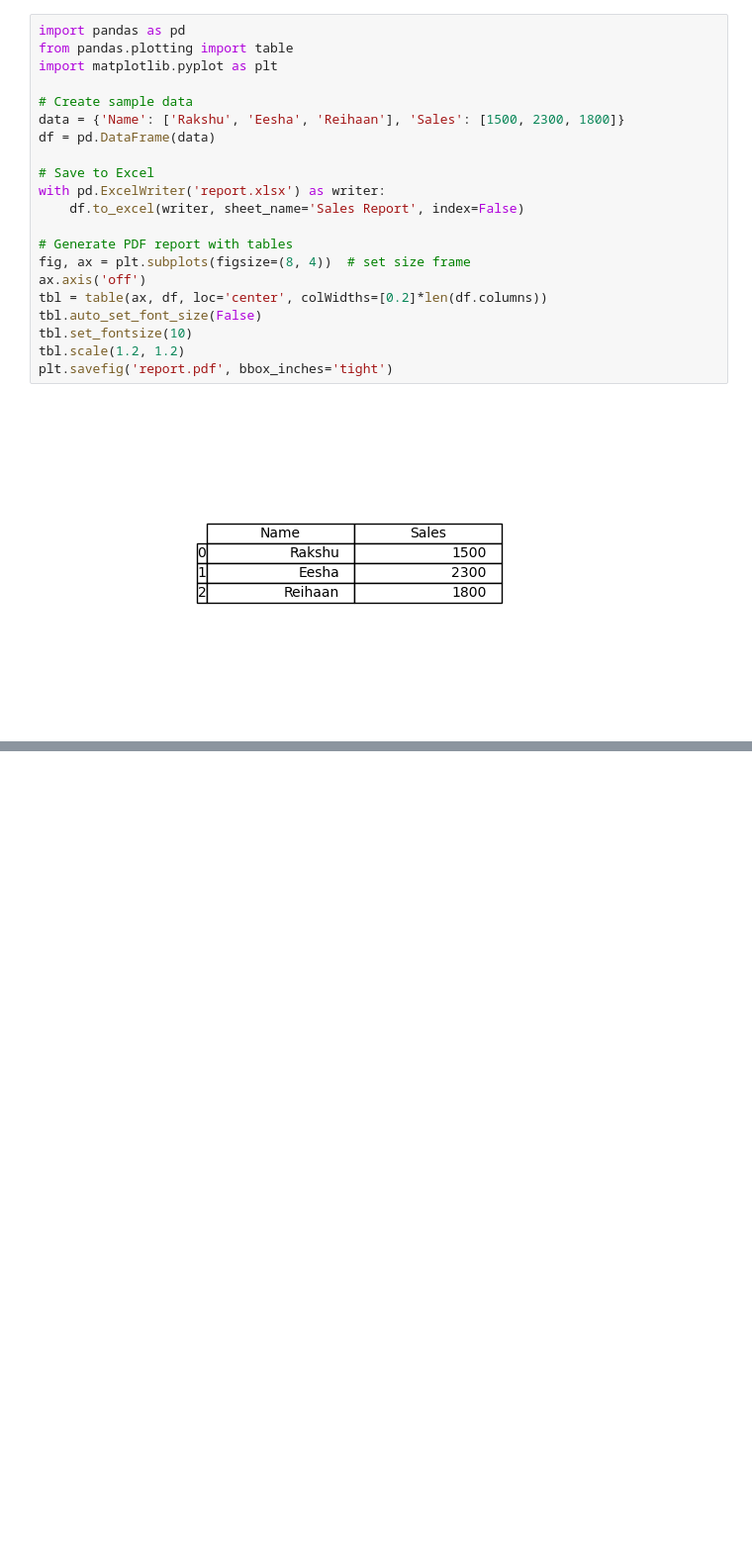
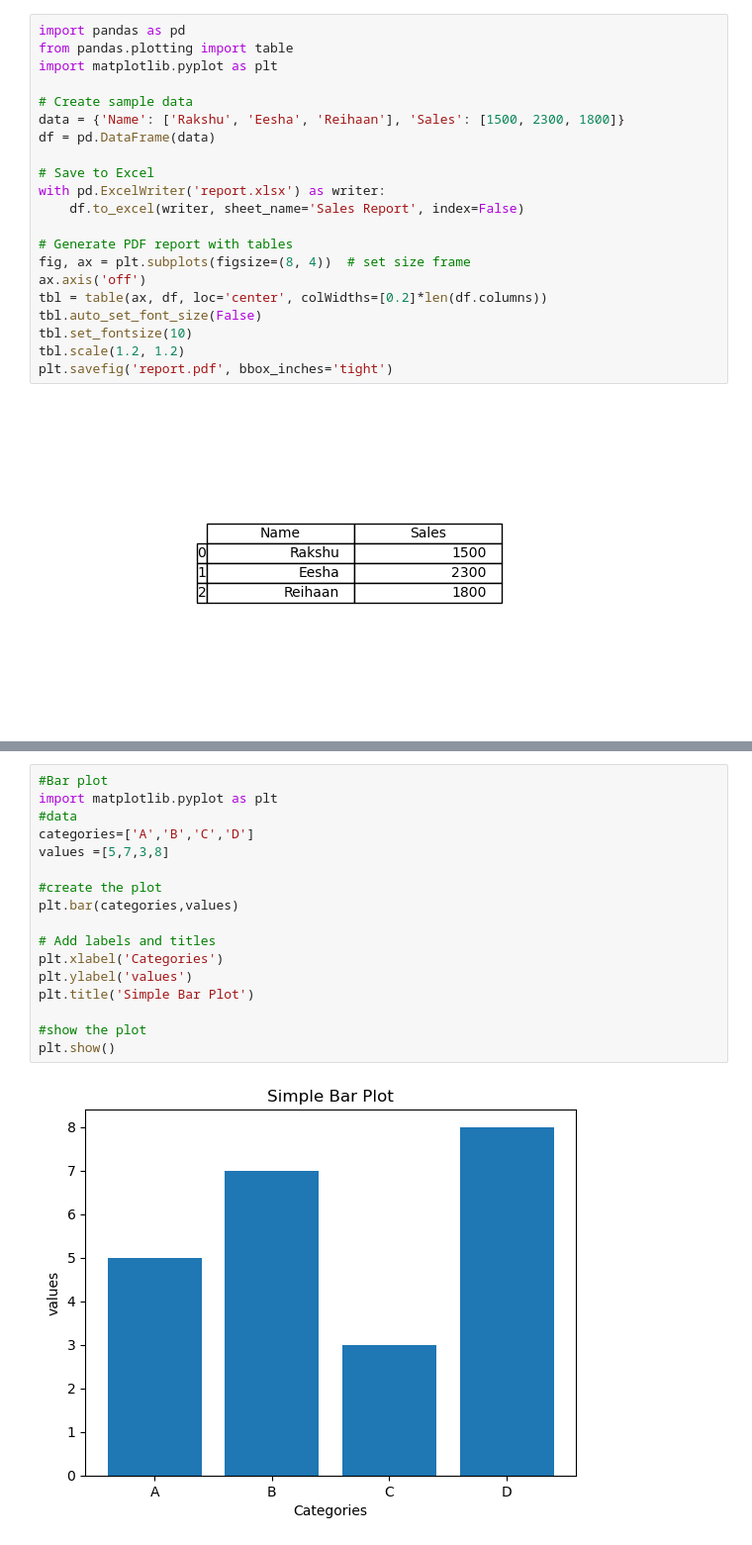
Before and after one commit to aariz120/python-tutorials, a Jupyter notebook: mynewfile.ipynb, the cells around one changed output, grey strips where cells are left out. Shown: that part at 99% size. Drawn from its saved outputs; the diff is of its cells as text; blank space fills up the shorter version.

```diff
--- a/mynewfile.ipynb
+++ b/mynewfile.ipynb
@@ -291,0 +311,19 @@ plt.savefig('report.pdf', bbox_inches='tight')
+# %%
+#Bar plot
+import matplotlib.pyplot as plt
+#data
+categories=['A','B','C','D']
+values =[5,7,3,8]
+
+#create the plot
+plt.bar(categories,values)
+
+# Add labels and titles
+plt.xlabel('Categories')
+plt.ylabel('values')
+plt.title('Simple Bar Plot')
+
+#show the plot
+plt.show()
+# %% [output]
+[figure, added]
```
Also changed, not shown: parts of 4 cells of this notebook, 4 other files.
